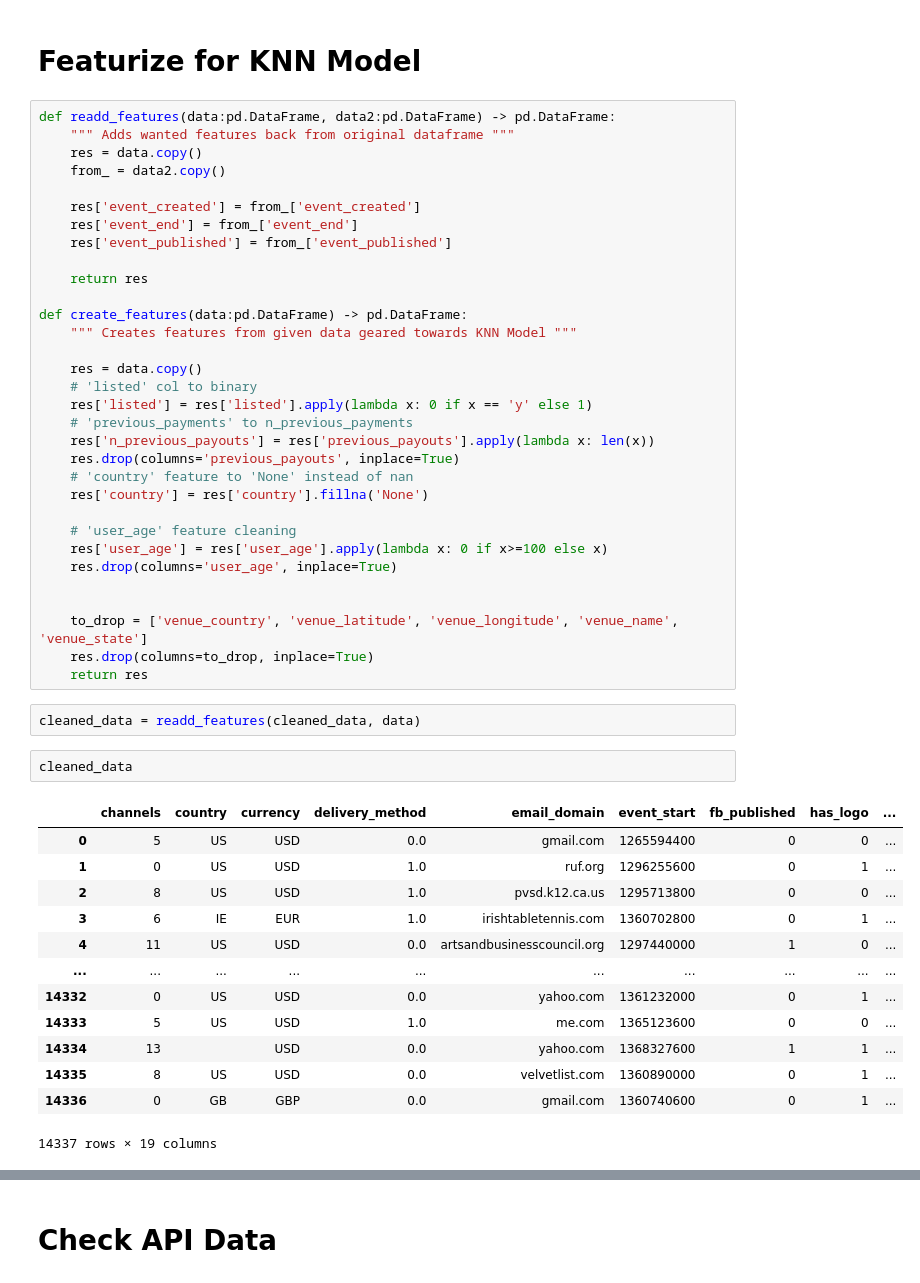
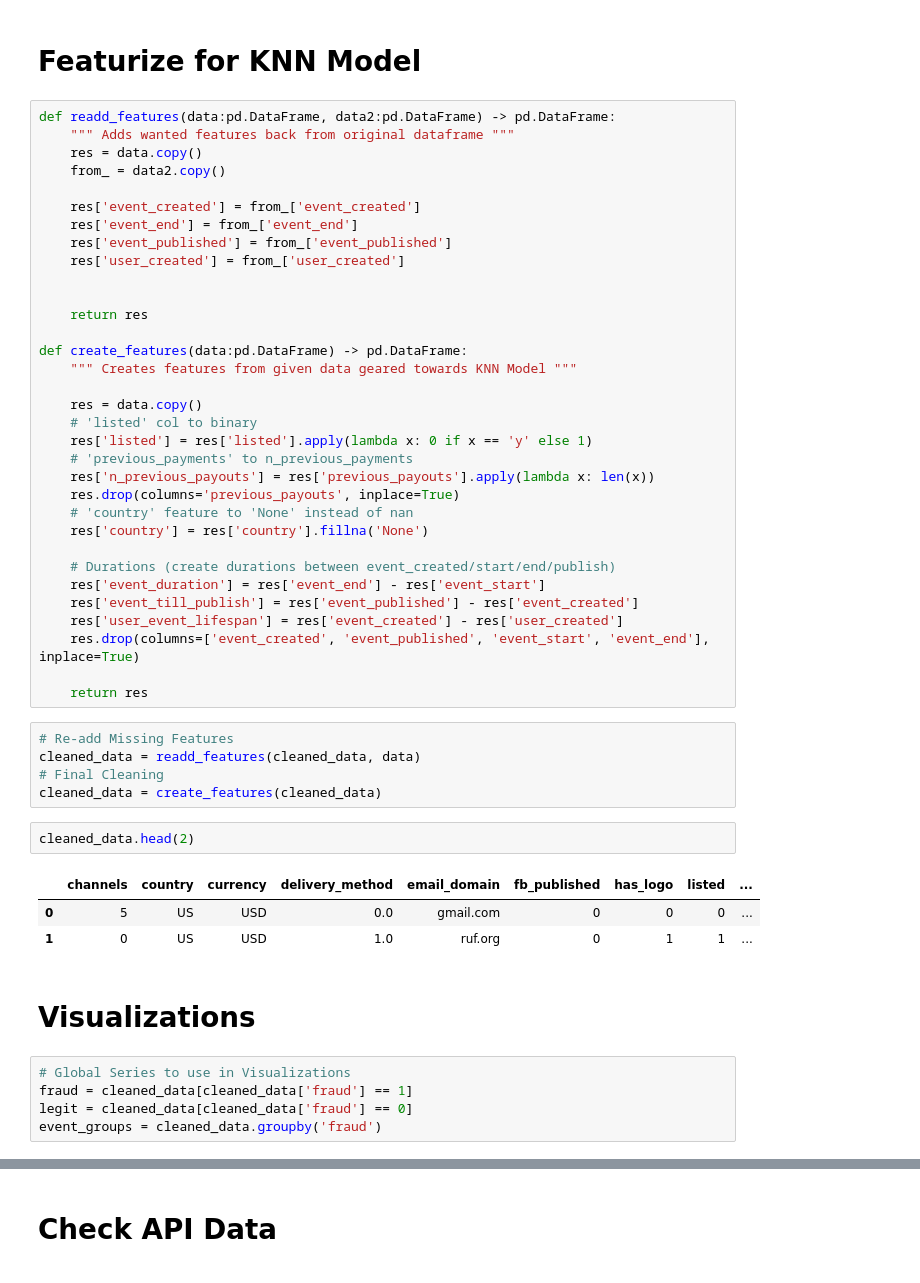
Before and after one commit to mkpetterson/Fraud_Detection, a Jupyter notebook: KNN_modeling.ipynb, the cells around one changed output, grey strips where cells are left out. Cells and saved outputs as stored; diff of their text form.

```diff
--- a/KNN_modeling.ipynb
+++ b/KNN_modeling.ipynb
@@ -44,6 +53,8 @@ def readd_features(data:pd.DataFrame, data2:pd.DataFrame) -> pd.DataFrame:
     res['event_created'] = from_['event_created']
     res['event_end'] = from_['event_end']
     res['event_published'] = from_['event_published']
+    res['user_created'] = from_['user_created']
+
 
     return res
 
@@ -59,29 +70,28 @@ def create_features(data:pd.DataFrame) -> pd.DataFrame:
     # 'country' feature to 'None' instead of nan
     res['country'] = res['country'].fillna('None')
 
-    # 'user_age' feature cleaning
-    res['user_age'] = res['user_age'].apply(lambda x: 0 if x>=100 else x)
-    res.drop(columns='user_age', inplace=True)
+    # Durations (create durations between event_created/start/end/publish)
+    res['event_duration'] = res['event_end'] - res['event_start']
+    res['event_till_publish'] = res['event_published'] - res['event_created']
+    res['user_event_lifespan'] = res['event_created'] - res['user_created']
+    res.drop(columns=['event_created', 'event_published', 'event_start', 'event_end'], inplace=True)
 
-
-    to_drop = ['venue_country', 'venue_latitude', 'venue_longitude', 'venue_name', 'venue_state']
-    res.drop(columns=to_drop, inplace=True)
     return res
-# %%
-cleaned_data = readd_features(cleaned_data, data)
+# %%
+# Re-add Missing Features
+cleaned_data = readd_features(cleaned_data, data)
+# Final Cleaning
+cleaned_data = create_features(cleaned_data)
 # %%
-cleaned_data
+cleaned_data.head(2)
 # %% [output]
-|  | channels | country | currency | delivery_method | email_domain | event_start | fb_published | has_logo | ... |
-| 0 | 5 | US | USD | 0.0 | gmail.com | 1265594400 | 0 | 0 | ... |
-| 1 | 0 | US | USD | 1.0 | ruf.org | 1296255600 | 0 | 1 | ... |
-| 2 | 8 | US | USD | 1.0 | pvsd.k12.ca.us | 1295713800 | 0 | 0 | ... |
-| 3 | 6 | IE | EUR | 1.0 | irishtabletennis.com | 1360702800 | 0 | 1 | ... |
-| 4 | 11 | US | USD | 0.0 | artsandbusinesscouncil.org | 1297440000 | 1 | 0 | ... |
-| ... | ... | ... | ... | ... | ... | ... | ... | ... | ... |
-| 14332 | 0 | US | USD | 0.0 | yahoo.com | 1361232000 | 0 | 1 | ... |
-| 14333 | 5 | US | USD | 1.0 | me.com | 1365123600 | 0 | 0 | ... |
-| 14334 | 13 |  | USD | 0.0 | yahoo.com | 1368327600 | 1 | 1 | ... |
-| 14335 | 8 | US | USD | 0.0 | velvetlist.com | 1360890000 | 0 | 1 | ... |
-| 14336 | 0 | GB | GBP | 0.0 | gmail.com | 1360740600 | 0 | 1 | ... |
+|  | channels | country | currency | delivery_method | email_domain | fb_published | has_logo | listed | ... |
+| 0 | 5 | US | USD | 0.0 | gmail.com | 0 | 0 | 0 | ... |
+| 1 | 0 | US | USD | 1.0 | ruf.org | 0 | 1 | 1 | ... |
-14337 rows × 19 columns
+# %% [markdown]
+# Visualizations
+# %%
+# Global Series to use in Visualizations
+fraud = cleaned_data[cleaned_data['fraud'] == 1]
+legit = cleaned_data[cleaned_data['fraud'] == 0]
+event_groups = cleaned_data.groupby('fraud')
```
Also changed, not shown: parts of 6 cells of this notebook, 1 other file.
